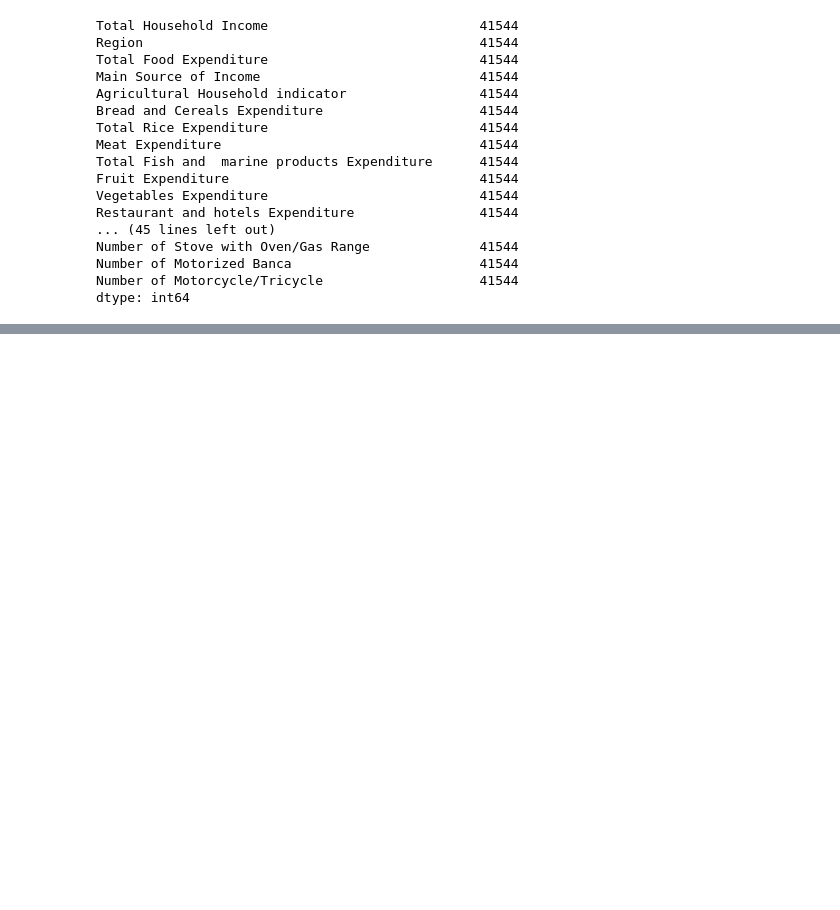
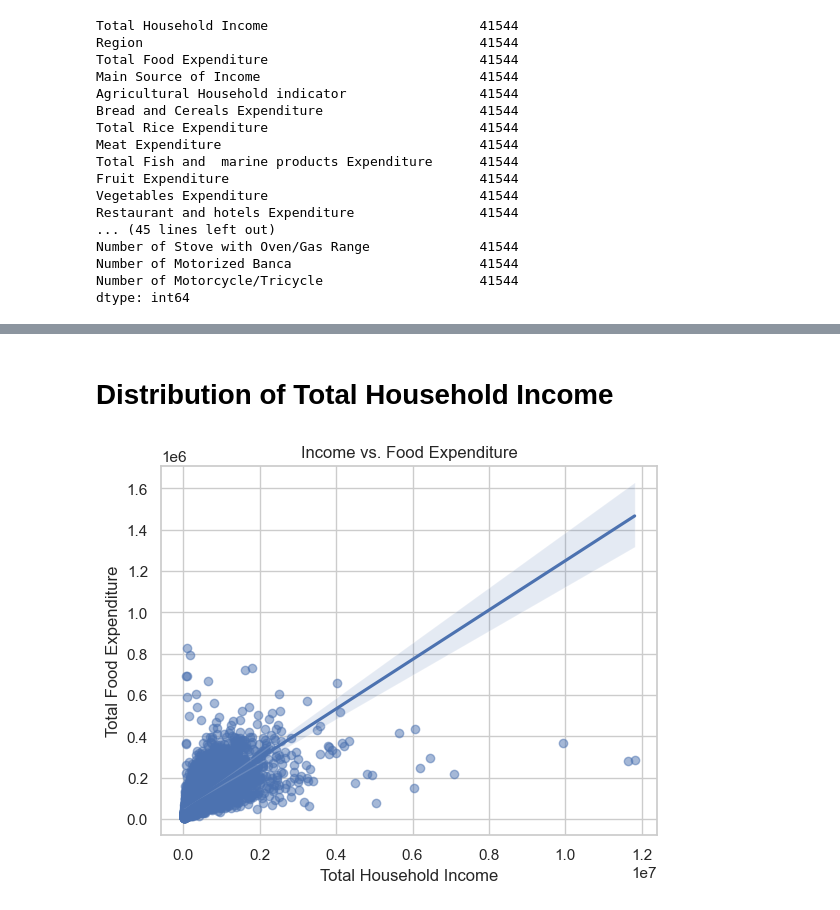
Before and after one commit to JVrylle/ITD-Groupings, a Jupyter notebook: Castillo_Hernandez_ITD.ipynb, the cells around one changed output, grey strips where cells are left out. Saved outputs shown, nothing was run; the diff lists cells and outputs as text; code cells hidden in the pictures; blank space fills up the shorter version.

```diff
--- a/Castillo_Hernandez_ITD.ipynb
+++ b/Castillo_Hernandez_ITD.ipynb
@@ -83,0 +175,11 @@ dtype: int64
+# %% [markdown]
+<h1> Distribution of Total Household Income</h1>
+# %%
+plt.figure()
+sns.regplot(x='Total Household Income', y='Total Food Expenditure', data=family, scatter_kws={'alpha':0.5})
+plt.title('Income vs. Food Expenditure')
+plt.xlabel('Total Household Income')
+plt.ylabel('Total Food Expenditure')
+plt.show()
+# %% [output]
+[figure, added]
```
Also changed, not shown: parts of 36 cells of this notebook.
